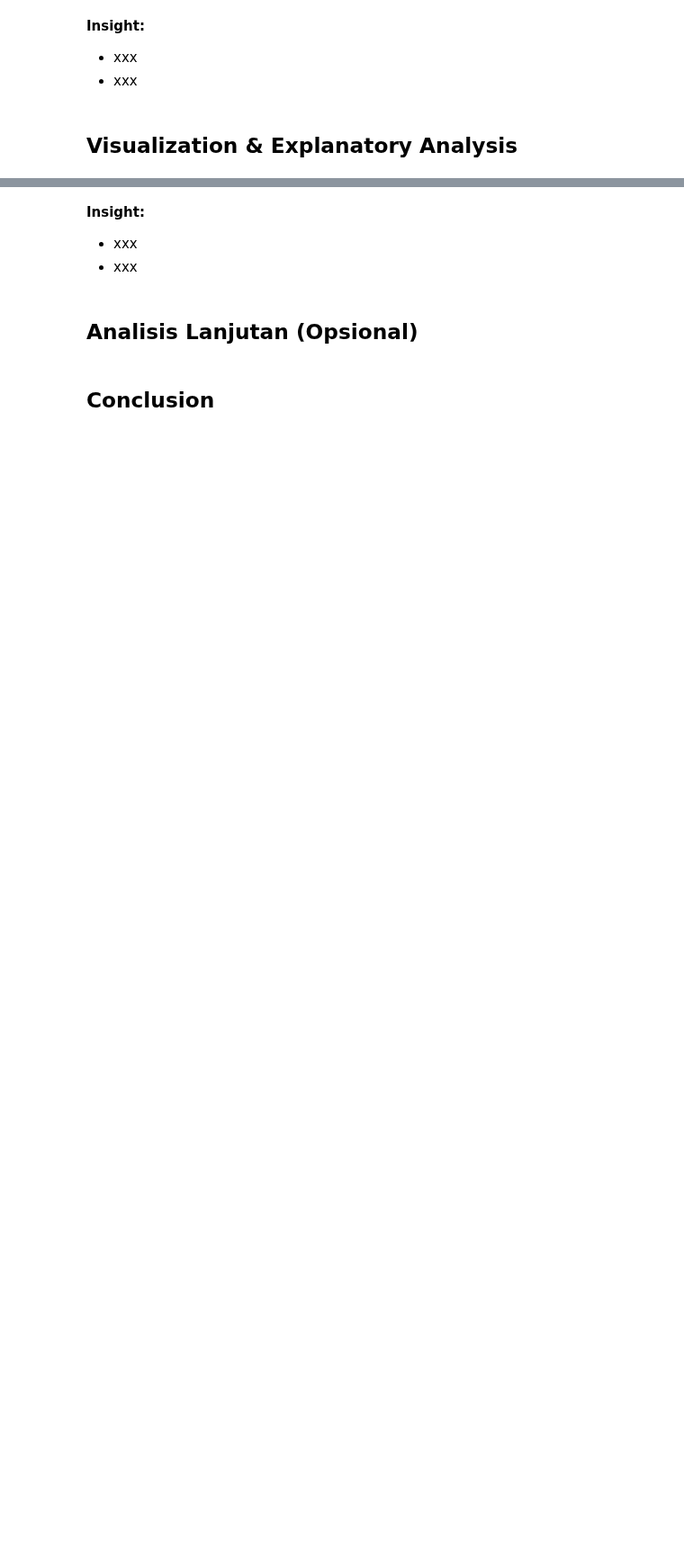
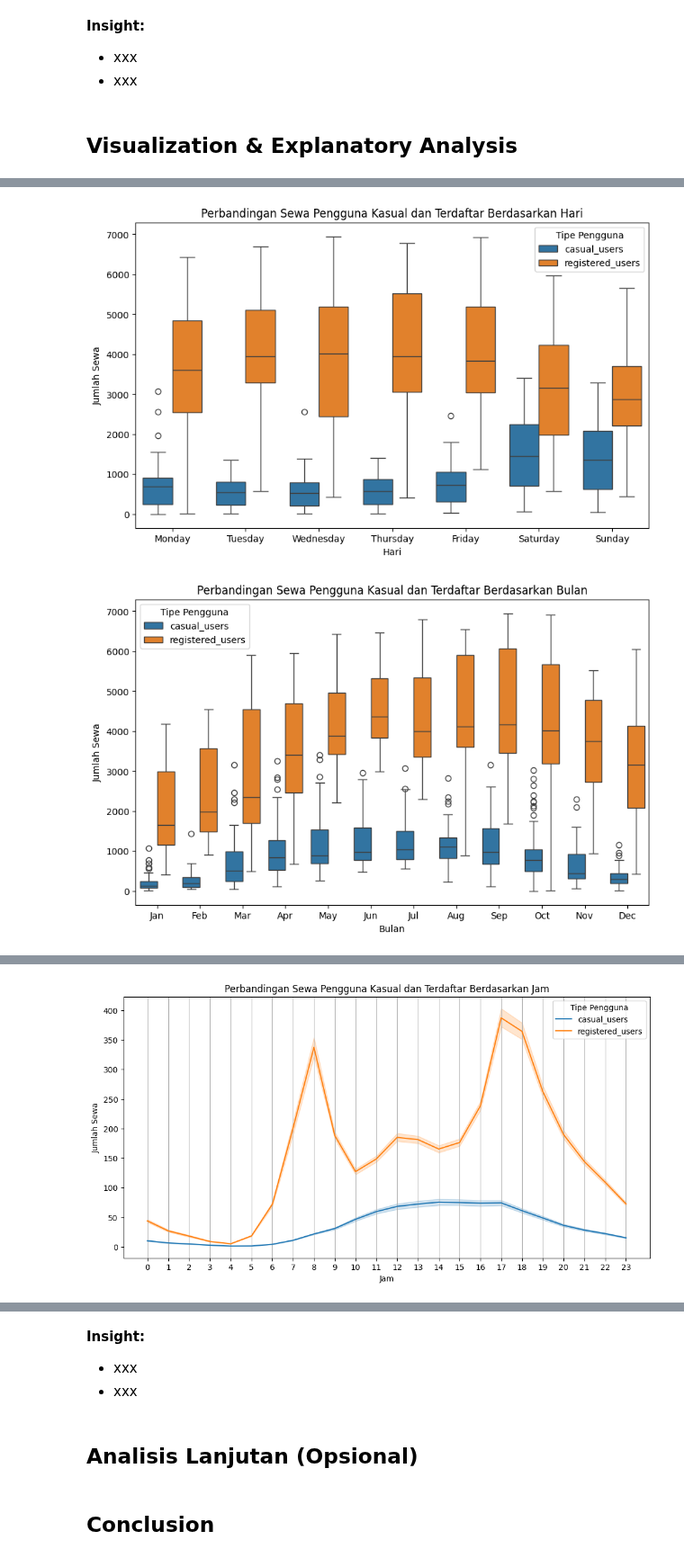
Before and after one commit to Mutasar/sewa-sepeda, a Jupyter notebook: Proyek_Analisis_Data.ipynb, the cells around one changed output, grey strips where cells are left out. Shown at 90% size. Cells and saved outputs as stored; diff of their text form; code cells hidden in the pictures; blank space fills up the shorter version.

```diff
--- a/Proyek_Analisis_Data.ipynb
+++ b/Proyek_Analisis_Data.ipynb
@@ -315,0 +493,65 @@ For example, when doing 'df[col].method(value, inplace=True)', try using 'df.met
+# %%
+# Menggabungkan data casual dan registered ke dalam satu kolom untuk visualisasi perbandingan yang lebih mudah
+day_df_users = day_df.melt(id_vars=['date', 'season', 'month', 'year', 'weekday'],
+                           value_vars=['casual_users', 'registered_users'],
+                           var_name='user_type',
+                           value_name='rental_count')
+
+hour_df_users = hour_df.melt(id_vars=['date', 'season', 'month', 'year', 'weekday', 'hr'],
+                           value_vars=['casual_users', 'registered_users'],
+                           var_name='user_type',
+                           value_name='rental_count')
+
+
+# Visualisasi Perbandingan Pengguna Berdasarkan Hari dalam Seminggu
+plt.figure(figsize=(10, 6))
+sns.boxplot(x='weekday', y='rental_count', hue='user_type', data=day_df_users,
+            order=['Monday', 'Tuesday', 'Wednesday', 'Thursday', 'Friday', 'Saturday', 'Sunday'])
+plt.title('Perbandingan Sewa Pengguna Kasual dan Terdaftar Berdasarkan Hari')
+plt.xlabel('Hari')
+plt.ylabel('Jumlah Sewa')
+plt.legend(title='Tipe Pengguna')
+plt.show()
+
+# Visualisasi Perbandingan Pengguna Berdasarkan Bulan
+plt.figure(figsize=(10, 6))
+sns.boxplot(x='month', y='rental_count', hue='user_type', data=day_df_users,
+            order=['Jan','Feb','Mar','Apr','May','Jun','Jul','Aug','Sep','Oct','Nov','Dec'])
+plt.title('Perbandingan Sewa Pengguna Kasual dan Terdaftar Berdasarkan Bulan')
+plt.xlabel('Bulan')
+plt.ylabel('Jumlah Sewa')
+plt.legend(title='Tipe Pengguna')
+plt.show()
+
+# Visualisasi Perbandingan Pengguna Berdasarkan Musim
+plt.figure(figsize=(8, 5))
+sns.boxplot(x='season', y='rental_count', hue='user_type', data=day_df_users,
+            order=['Spring','Summer','Fall','Winter'])
+plt.title('Perbandingan Sewa Pengguna Kasual dan Terdaftar Berdasarkan Musim')
+plt.xlabel('Musim')
+plt.ylabel('Jumlah Sewa')
+plt.legend(title='Tipe Pengguna')
+plt.show()
+
+# Visualisasi Perbandingan Pengguna Berdasarkan Jam (Menggunakan hour_df)
+plt.figure(figsize=(12, 6))
+sns.lineplot(x='hr', y='rental_count', hue='user_type', data=hour_df_users)
+plt.title('Perbandingan Sewa Pengguna Kasual dan Terdaftar Berdasarkan Jam')
+plt.xlabel('Jam')
+plt.ylabel('Jumlah Sewa')
+plt.xticks(range(0, 24)) # Menampilkan semua jam
+plt.grid(axis='x')
+plt.legend(title='Tipe Pengguna')
+plt.show()
+
+# Visualisasi Perbandingan Pengguna Berdasarkan Tahun
+plt.figure(figsize=(6, 5))
+sns.boxplot(x='year', y='rental_count', hue='user_type', data=day_df_users)
+plt.title('Perbandingan Sewa Pengguna Kasual dan Terdaftar Berdasarkan Tahun')
+plt.xlabel('Tahun')
+plt.ylabel('Jumlah Sewa')
+plt.legend(title='Tipe Pengguna')
+plt.show()
+# %% [output]
+[figure, added]
+[figure, added]
@@ -315,0 +559 @@ For example, when doing 'df[col].method(value, inplace=True)', try using 'df.met
+[figure, added]
```
Also changed, not shown: parts of 18 cells of this notebook.
